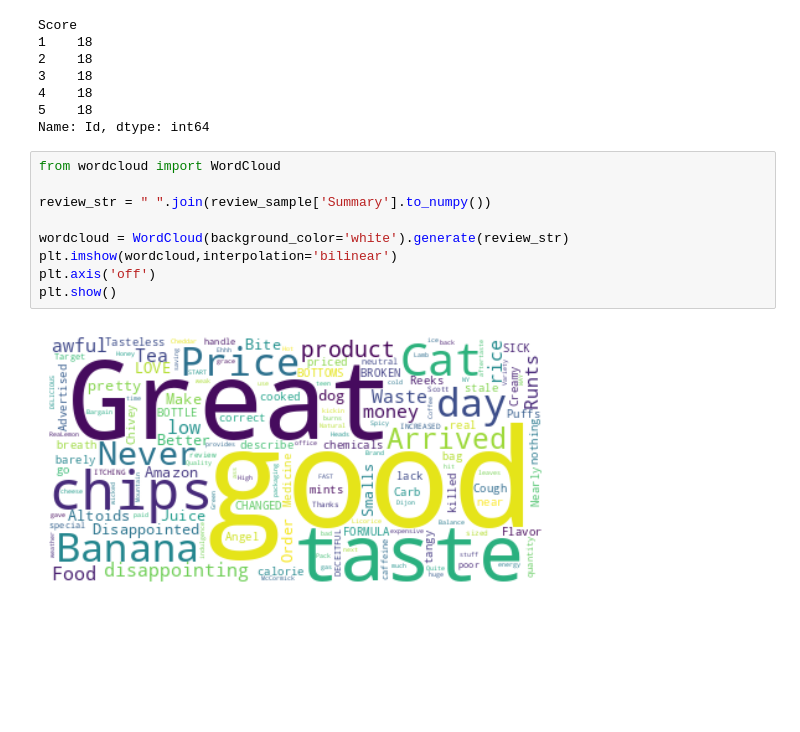
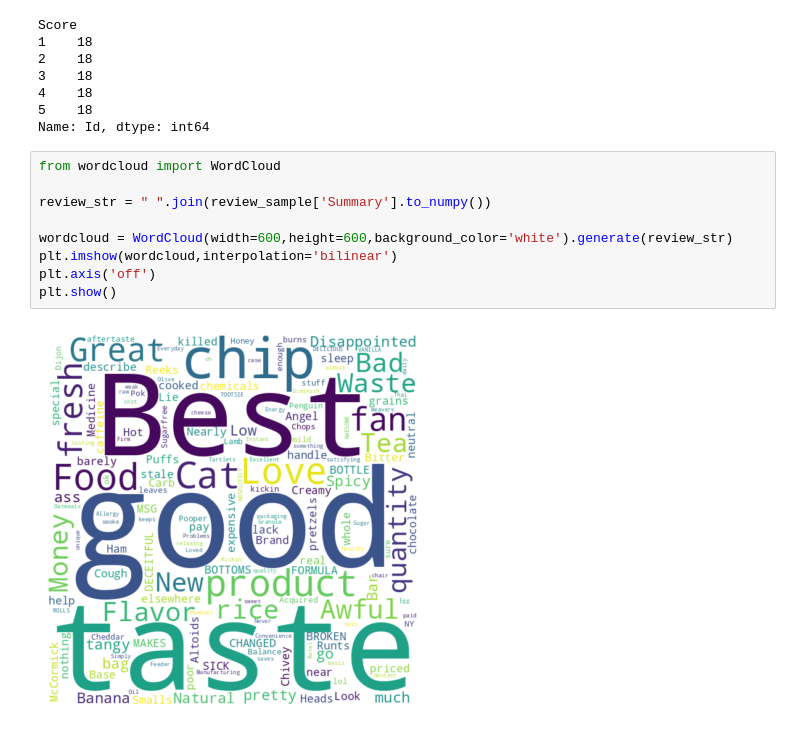
Before and after one commit to Bhuvansai-16/ExcelR-assignemts, a Jupyter notebook: Sentiment_analysis_project.ipynb, the cells around one changed output. Drawn from its saved outputs; the diff is of its cells as text; blank space fills up the shorter version.

```diff
--- a/Sentiment_analysis_project.ipynb
+++ b/Sentiment_analysis_project.ipynb
@@ -162,11 +161,11 @@ Name: Id, dtype: int64
 # %%
 from wordcloud import WordCloud
 
 review_str = " ".join(review_sample['Summary'].to_numpy())
 
-wordcloud = WordCloud(background_color='white').generate(review_str)
+wordcloud = WordCloud(width=600,height=600,background_color='white').generate(review_str)
 plt.imshow(wordcloud,interpolation='bilinear')
 plt.axis('off')
 plt.show()
 # %% [output]
-[figure, old version]
+[figure, new version]
```
Also changed, not shown: parts of 12 cells of this notebook.
